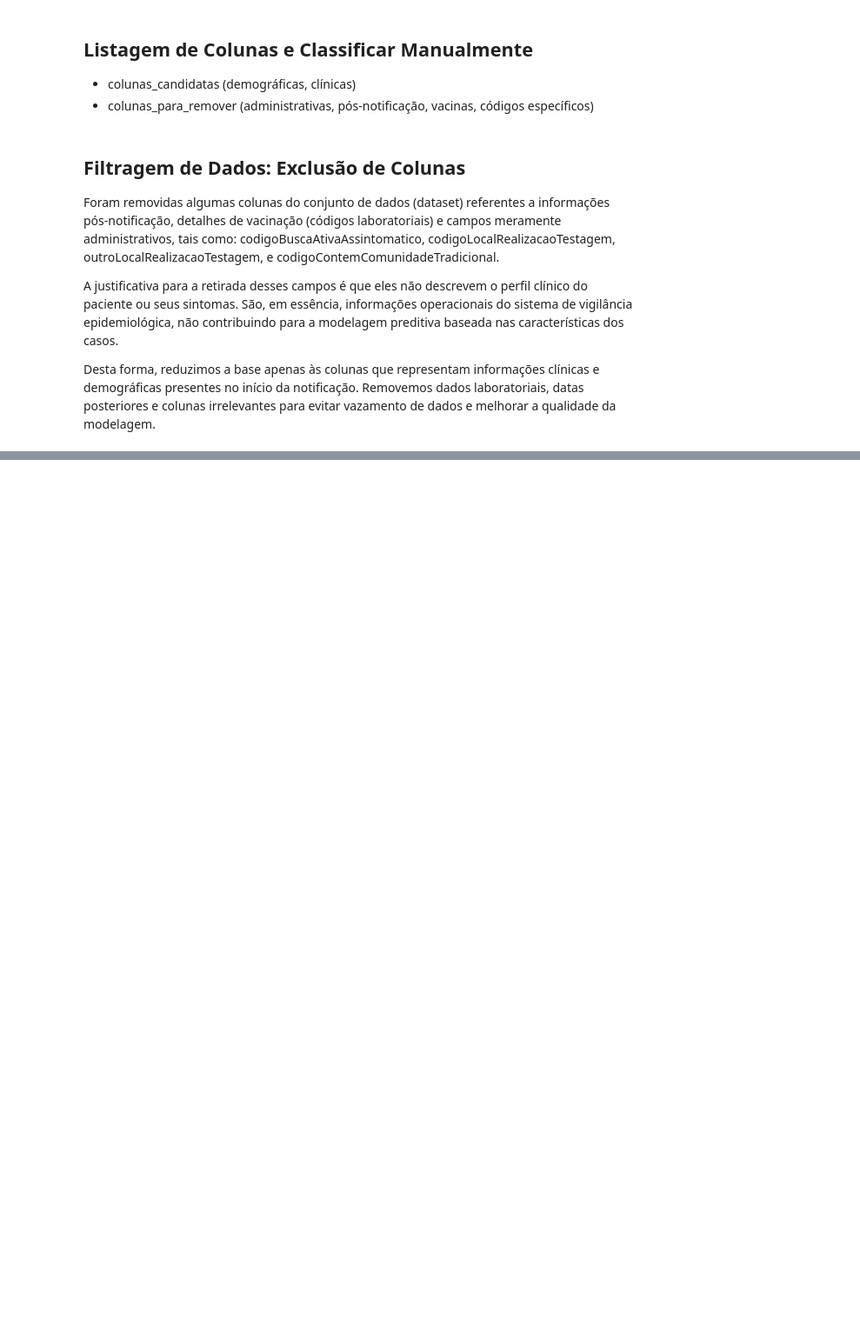
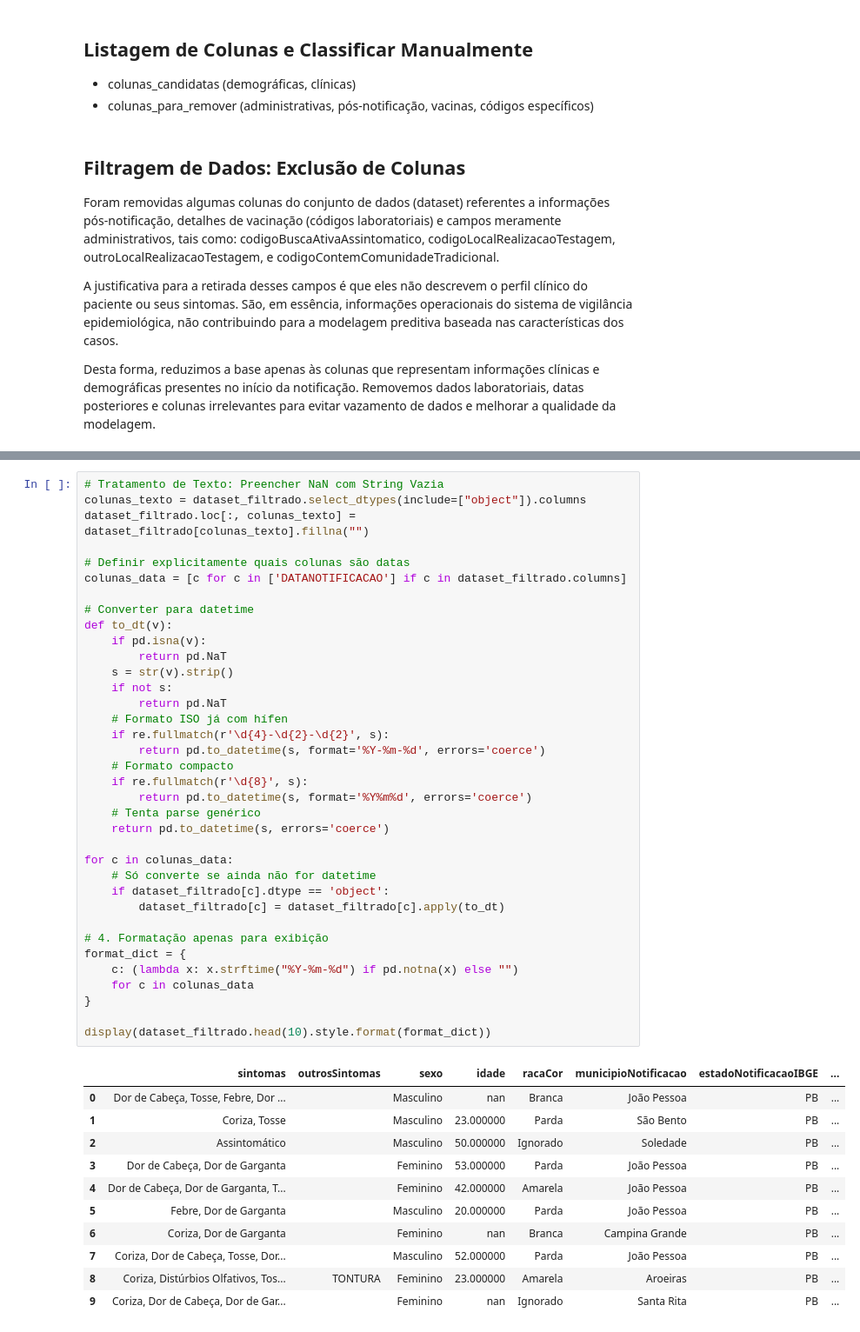
Before and after one commit to sheilallee/dataset, a Jupyter notebook: Projeto.ipynb, the cells around one changed output, grey strips where cells are left out. Shown at 87% size. Cells and saved outputs as stored; diff of their text form; blank space fills up the shorter version.

```diff
--- a/Projeto.ipynb
+++ b/Projeto.ipynb
@@ -179,0 +124,48 @@ Shape após seleção: (87917, 22)
+# %%
+# Tratamento de Texto: Preencher NaN com String Vazia
+colunas_texto = dataset_filtrado.select_dtypes(include=["object"]).columns
+dataset_filtrado.loc[:, colunas_texto] = dataset_filtrado[colunas_texto].fillna("")
+
+# Definir explicitamente quais colunas são datas
+colunas_data = [c for c in ['DATANOTIFICACAO'] if c in dataset_filtrado.columns]
+
+# Converter para datetime
+def to_dt(v):
+    if pd.isna(v):
+        return pd.NaT
+    s = str(v).strip()
+    if not s:
+        return pd.NaT
+    # Formato ISO já com hífen
+    if re.fullmatch(r'\d{4}-\d{2}-\d{2}', s):
+        return pd.to_datetime(s, format='%Y-%m-%d', errors='coerce')
+    # Formato compacto
+    if re.fullmatch(r'\d{8}', s):
+        return pd.to_datetime(s, format='%Y%m%d', errors='coerce')
+    # Tenta parse genérico
+    return pd.to_datetime(s, errors='coerce')
+
+for c in colunas_data:
+    # Só converte se ainda não for datetime
+    if dataset_filtrado[c].dtype == 'object':
+        dataset_filtrado[c] = dataset_filtrado[c].apply(to_dt)
+
+# 4. Formatação apenas para exibição
+format_dict = {
+    c: (lambda x: x.strftime("%Y-%m-%d") if pd.notna(x) else "")
+    for c in colunas_data
+}
+
+display(dataset_filtrado.head(10).style.format(format_dict))
+# %% [output]
+|  | sintomas | outrosSintomas | sexo | idade | racaCor | municipioNotificacao | estadoNotificacaoIBGE | ... |
+| 0 | Dor de Cabeça, Tosse, Febre, Dor ... |  | Masculino | nan | Branca | João Pessoa | PB | ... |
+| 1 | Coriza, Tosse |  | Masculino | 23.000000 | Parda | São Bento | PB | ... |
+| 2 | Assintomático |  | Masculino | 50.000000 | Ignorado | Soledade | PB | ... |
+| 3 | Dor de Cabeça, Dor de Garganta |  | Feminino | 53.000000 | Parda | João Pessoa | PB | ... |
+| 4 | Dor de Cabeça, Dor de Garganta, T... |  | Feminino | 42.000000 | Amarela | João Pessoa | PB | ... |
+| 5 | Febre, Dor de Garganta |  | Masculino | 20.000000 | Parda | João Pessoa | PB | ... |
+| 6 | Coriza, Dor de Garganta |  | Feminino | nan | Branca | Campina Grande | PB | ... |
+| 7 | Coriza, Dor de Cabeça, Tosse, Dor... |  | Masculino | 52.000000 | Parda | João Pessoa | PB | ... |
+| 8 | Coriza, Distúrbios Olfativos, Tos... | TONTURA | Feminino | 23.000000 | Amarela | Aroeiras | PB | ... |
+| 9 | Coriza, Dor de Cabeça, Dor de Gar... |  | Feminino | nan | Ignorado | Santa Rita | PB | ... |
```
Also changed, not shown: parts of 26 cells of this notebook.
